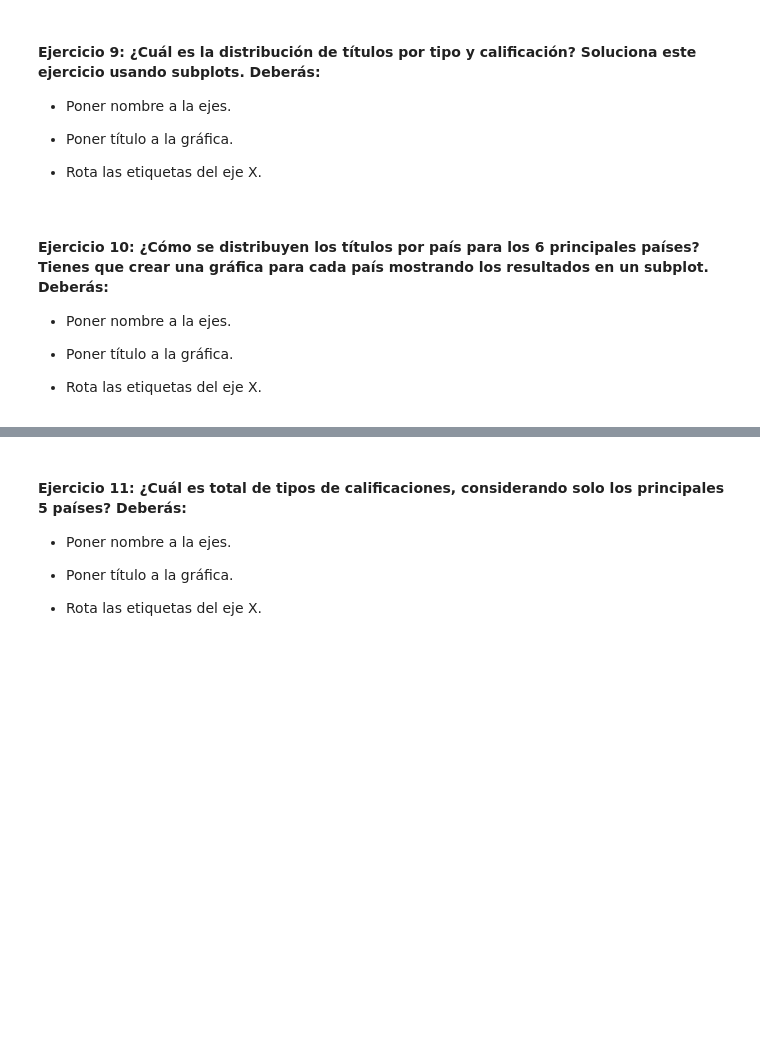
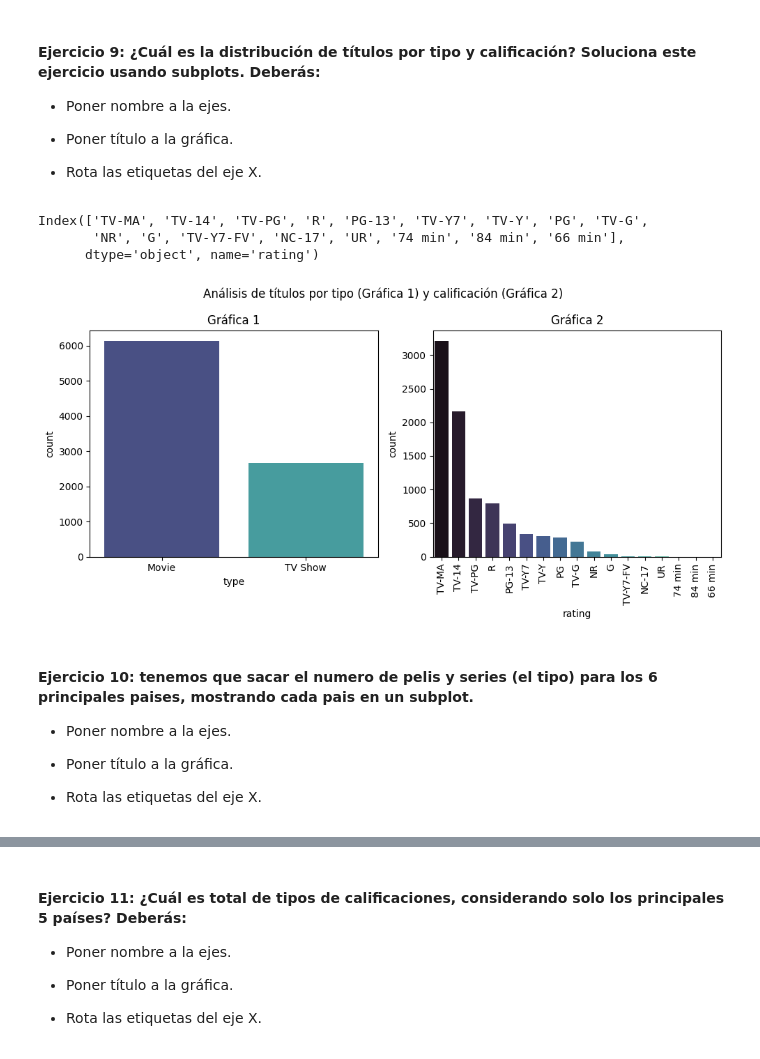
Before and after one commit to apelsito/laboratorio-modulo2-leccion04-visualizacion, a Jupyter notebook: laboratorio-modulo2-leccion04-visualizacion.ipynb, the cells around one changed output, grey strips where cells are left out. Saved outputs shown, nothing was run; the diff lists cells and outputs as text; code cells hidden in the pictures; blank space fills up the shorter version.

```diff
--- a/laboratorio-modulo2-leccion04-visualizacion.ipynb
+++ b/laboratorio-modulo2-leccion04-visualizacion.ipynb
@@ -180,9 +262,26 @@ df_duracion.reset_index()
 - Poner título a la gráfica.
 
 - Rota las etiquetas del eje X.
+# %%
+ratings = df["rating"].value_counts().index
+ratings
+# %% [output]
+Index(['TV-MA', 'TV-14', 'TV-PG', 'R', 'PG-13', 'TV-Y7', 'TV-Y', 'PG', 'TV-G',
+       'NR', 'G', 'TV-Y7-FV', 'NC-17', 'UR', '74 min', '84 min', '66 min'],
+      dtype='object', name='rating')
+# %%
+fig, axes = plt.subplots(1,2,figsize = (10,5)) #filas,columnas
+sns.countplot(x="type",data = df,palette="mako", ax = axes[0])#pintamos el primero
+sns.countplot(x = "rating",data=df,palette="mako", order=ratings, ax = axes[1]) #Cambiar color intervalo de confianza
+axes[0].set_title("Gráfica 1")
+axes[1].set_title("Gráfica 2")
+plt.suptitle("Análisis de títulos por tipo (Gráfica 1) y calificación (Gráfica 2)")
+plt.xticks(rotation = 90)
+plt.tight_layout()# Esto siempre al final
+# %% [output]
+[figure, added]
 # %% [markdown]
-#### Ejercicio 10: ¿Cómo se distribuyen los títulos por país para los 6 principales países? Tienes que crear una gráfica para cada país mostrando los resultados en un subplot. Deberás:
-
+#### Ejercicio 10: tenemos que sacar el numero de pelis y series (el tipo) para los 6 principales paises, mostrando cada pais en un subplot.
 - Poner nombre a la ejes.
 
 - Poner título a la gráfica.
```
Also changed, not shown: parts of 10 cells of this notebook.
